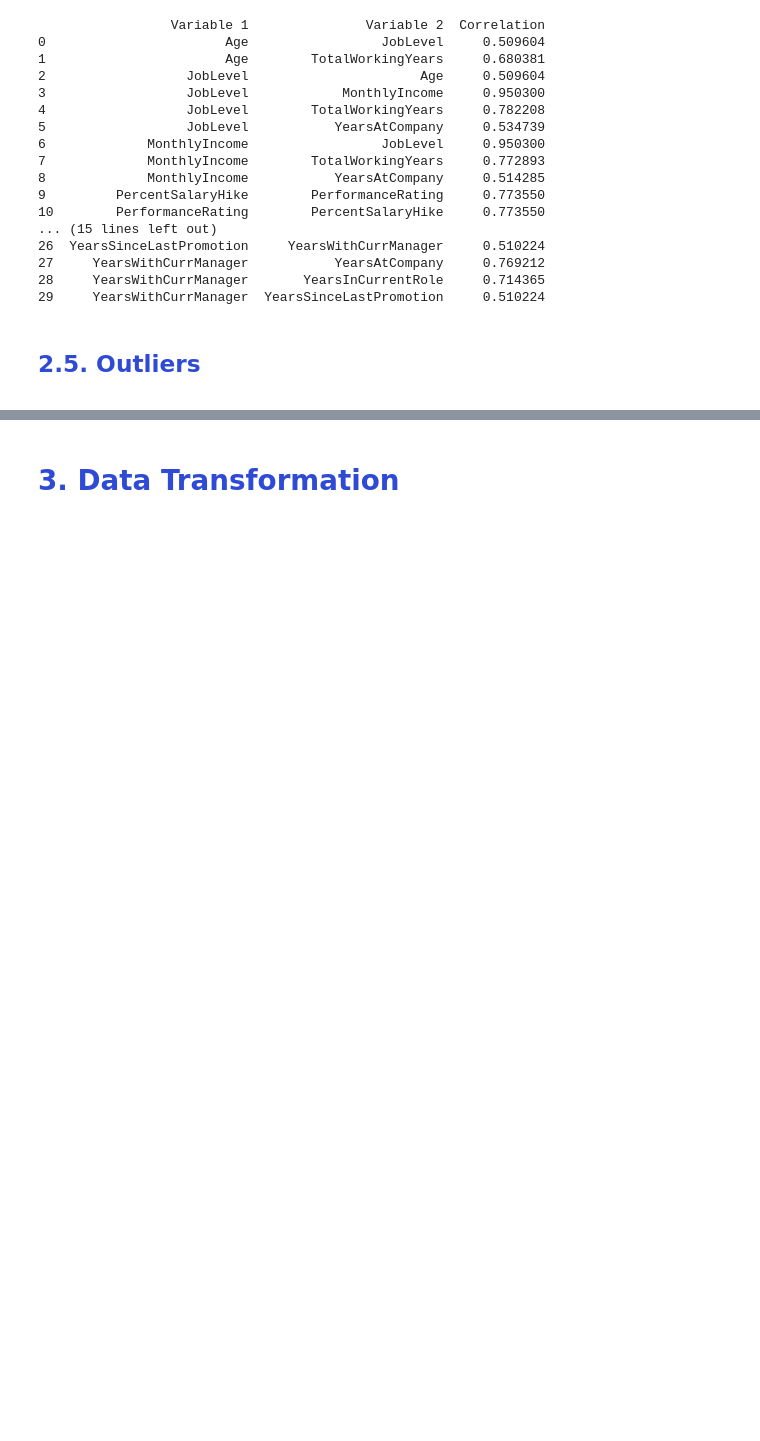
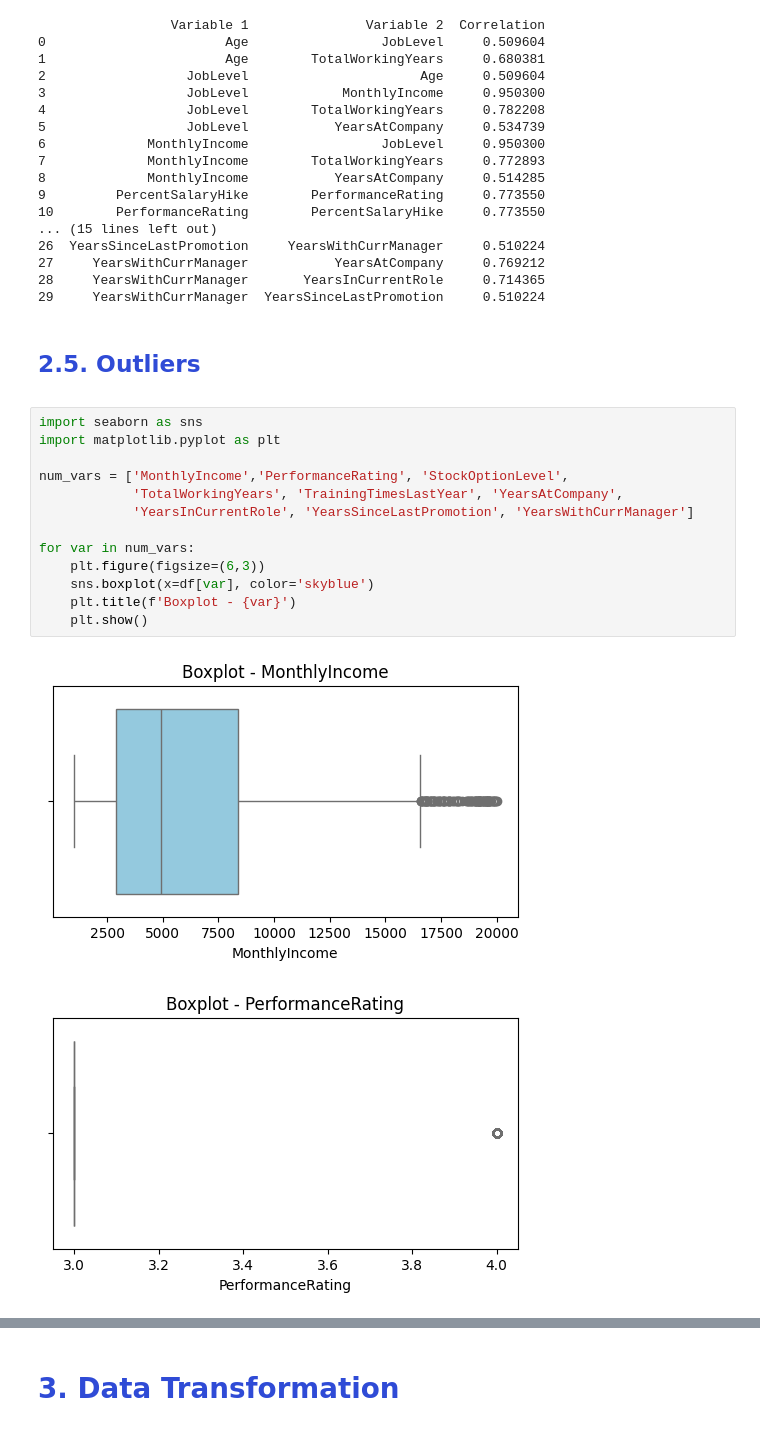
Before and after one commit to deboratcruz11/bootcamp, a Jupyter notebook: HR_Attrition.ipynb, the cells around one changed output, grey strips where cells are left out. Saved outputs shown, nothing was run; the diff lists cells and outputs as text; blank space fills up the shorter version.

```diff
--- a/HR_Attrition.ipynb
+++ b/HR_Attrition.ipynb
@@ -406,3 +408,19 @@ print(strong_corr)
 <font color = '#2f4bd6ff'>
 
 ## **2.5. Outliers** </font></a>
+# %%
+import seaborn as sns
+import matplotlib.pyplot as plt
+
+num_vars = ['MonthlyIncome','PerformanceRating', 'StockOptionLevel',
+            'TotalWorkingYears', 'TrainingTimesLastYear', 'YearsAtCompany',
+            'YearsInCurrentRole', 'YearsSinceLastPromotion', 'YearsWithCurrManager']
+
+for var in num_vars:
+    plt.figure(figsize=(6,3))
+    sns.boxplot(x=df[var], color='skyblue')
+    plt.title(f'Boxplot - {var}')
+    plt.show()
+# %% [output]
+[figure, added]
+[figure, added]
```
Also changed, not shown: parts of 8 cells of this notebook, 1 other file.
